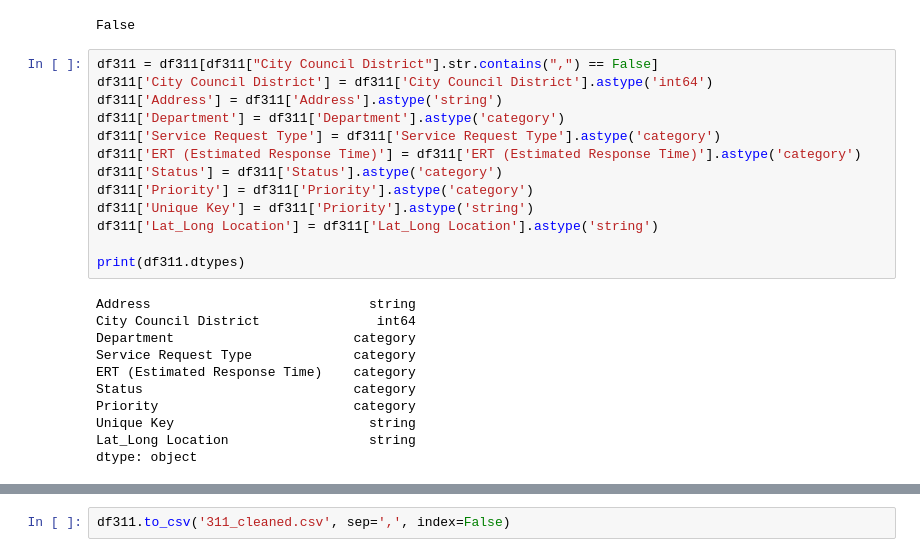
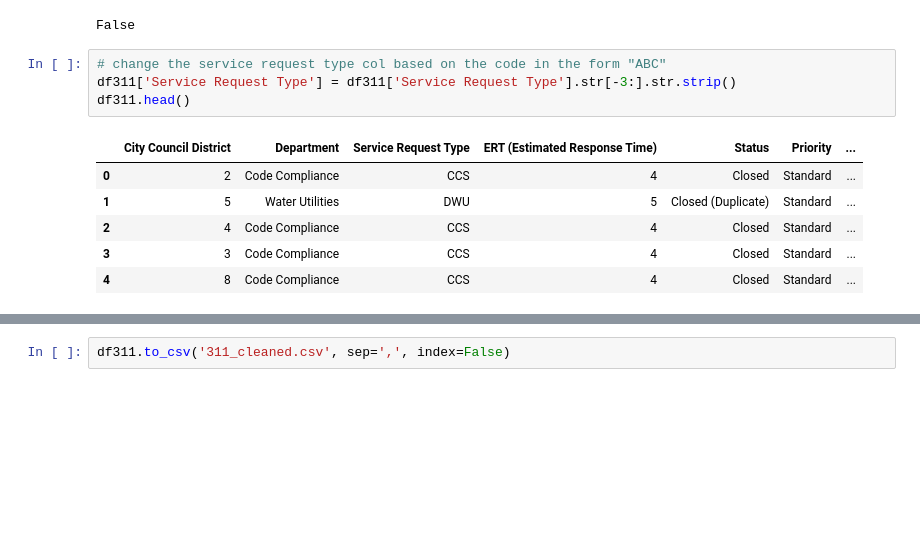
Before and after one commit to PranavShidlaghatta/Urban_Echo, a Jupyter notebook: cleaning.ipynb, the cells around one changed output, grey strips where cells are left out. Drawn from its saved outputs; the diff is of its cells as text; blank space fills up the shorter version.

```diff
--- a/cleaning.ipynb
+++ b/cleaning.ipynb
@@ -122,27 +118,14 @@ any_nan = df311.isna().any().any()
 print(any_nan)
 # %% [output]
 False
-# %%
-df311 = df311[df311["City Council District"].str.contains(",") == False]
-df311['City Council District'] = df311['City Council District'].astype('int64')
-df311['Address'] = df311['Address'].astype('string')
-df311['Department'] = df311['Department'].astype('category')
-df311['Service Request Type'] = df311['Service Request Type'].astype('category')
-df311['ERT (Estimated Response Time)'] = df311['ERT (Estimated Response Time)'].astype('category')
-df311['Status'] = df311['Status'].astype('category')
-df311['Priority'] = df311['Priority'].astype('category')
-df311['Unique Key'] = df311['Priority'].astype('string')
-df311['Lat_Long Location'] = df311['Lat_Long Location'].astype('string')
-
-print(df311.dtypes)
-# %% [output]
-Address                            string
-City Council District               int64
-Department                       category
-Service Request Type             category
-ERT (Estimated Response Time)    category
-Status                           category
-Priority                         category
-Unique Key                         string
-Lat_Long Location                  string
-dtype: object
+# %%
+# change the service request type col based on the code in the form "ABC"
+df311['Service Request Type'] = df311['Service Request Type'].str[-3:].str.strip()
+df311.head()
+# %% [output]
+|  | City Council District | Department | Service Request Type | ERT (Estimated Response Time) | Status | Priority | ... |
+| 0 | 2 | Code Compliance | CCS | 4 | Closed | Standard | ... |
+| 1 | 5 | Water Utilities | DWU | 5 | Closed (Duplicate) | Standard | ... |
+| 2 | 4 | Code Compliance | CCS | 4 | Closed | Standard | ... |
+| 3 | 3 | Code Compliance | CCS | 4 | Closed | Standard | ... |
+| 4 | 8 | Code Compliance | CCS | 4 | Closed | Standard | ... |
```
Also changed, not shown: parts of 5 cells of this notebook.
